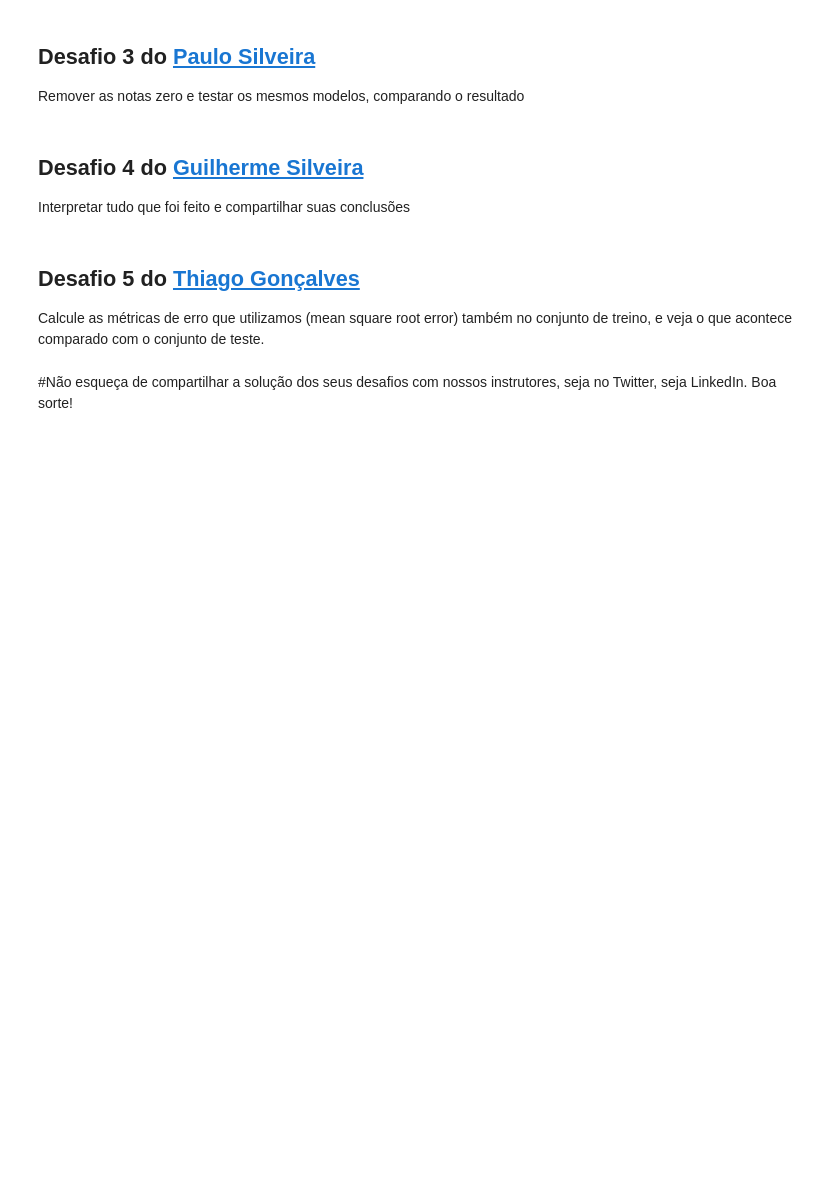
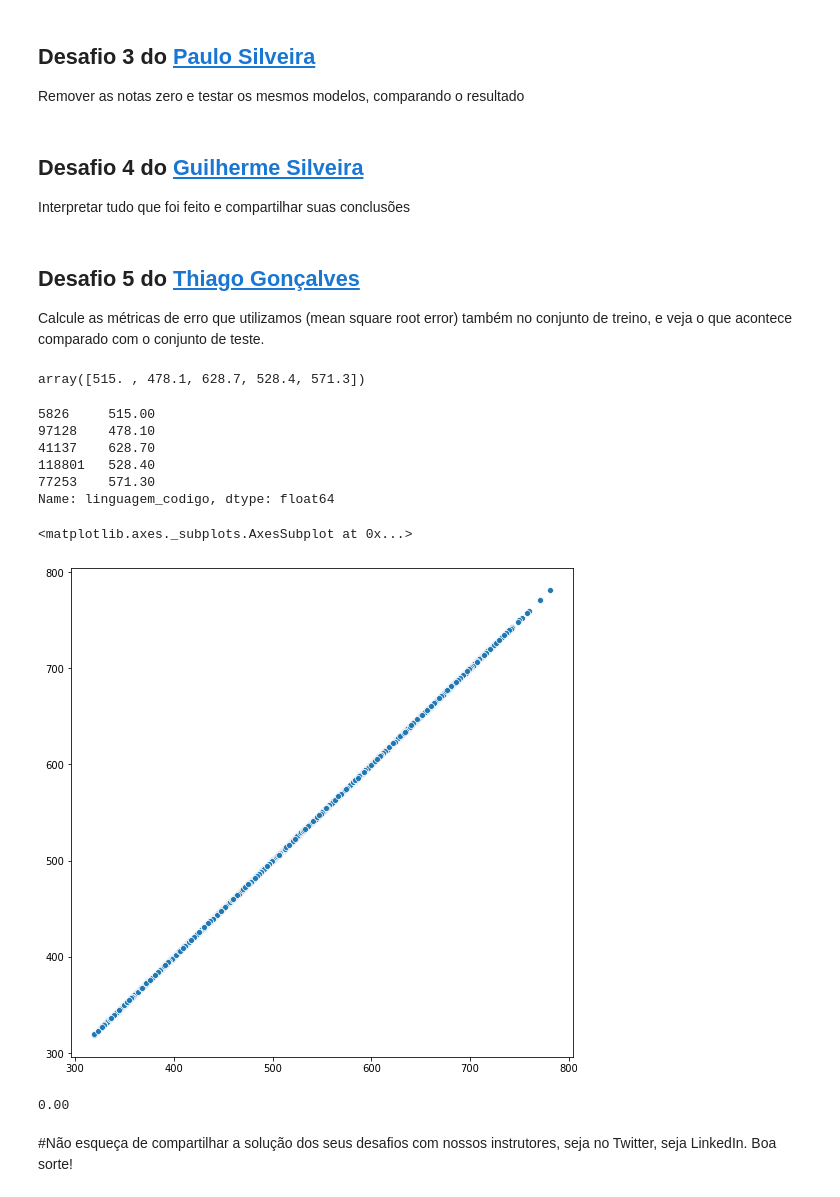
Before and after one commit to luislauriano/Alura_QuarentenaDados, a Jupyter notebook: QuarentenaDados_Aula05.ipynb, the cells around one changed output. Saved outputs shown, nothing was run; the diff lists cells and outputs as text; code cells hidden in the pictures; blank space fills up the shorter version.

```diff
--- a/QuarentenaDados_Aula05.ipynb
+++ b/QuarentenaDados_Aula05.ipynb
@@ -403,5 +435,29 @@ Interpretar tudo que foi feito e compartilhar suas conclusões
 ## Desafio 5 do [Thiago Gonçalves](https://twitter.com/tgcsantos)
 
 Calcule as métricas de erro que utilizamos (mean square root error) também no conjunto de treino, e veja o que acontece comparado com o conjunto de teste.
+# %%
+predicoes_notas_linguagem_treino = modelo.predict(x_treino)
+predicoes_notas_linguagem_treino[:5]
+# %% [output]
+array([515. , 478.1, 628.7, 528.4, 571.3])
+# %%
+y_treino[:5]
+# %% [output]
+5826     515.00
+97128    478.10
+41137    628.70
+118801   528.40
+77253    571.30
+Name: linguagem_codigo, dtype: float64
+# %%
+plt.figure(figsize=(9,9))
+sns.scatterplot(x=y_treino.values, y=predicoes_notas_linguagem_treino)
+# %% [output]
+<matplotlib.axes._subplots.AxesSubplot at 0x...>
+[figure, added]
+# %%
+mean_squared_error(y_treino, predicoes_notas_linguagem_treino)
+# %% [output]
+0.00
 # %% [markdown]
 #Não esqueça de compartilhar a solução dos seus desafios com nossos instrutores, seja no Twitter, seja LinkedIn. Boa sorte!
```
Also changed, not shown: parts of 5 cells of this notebook.
